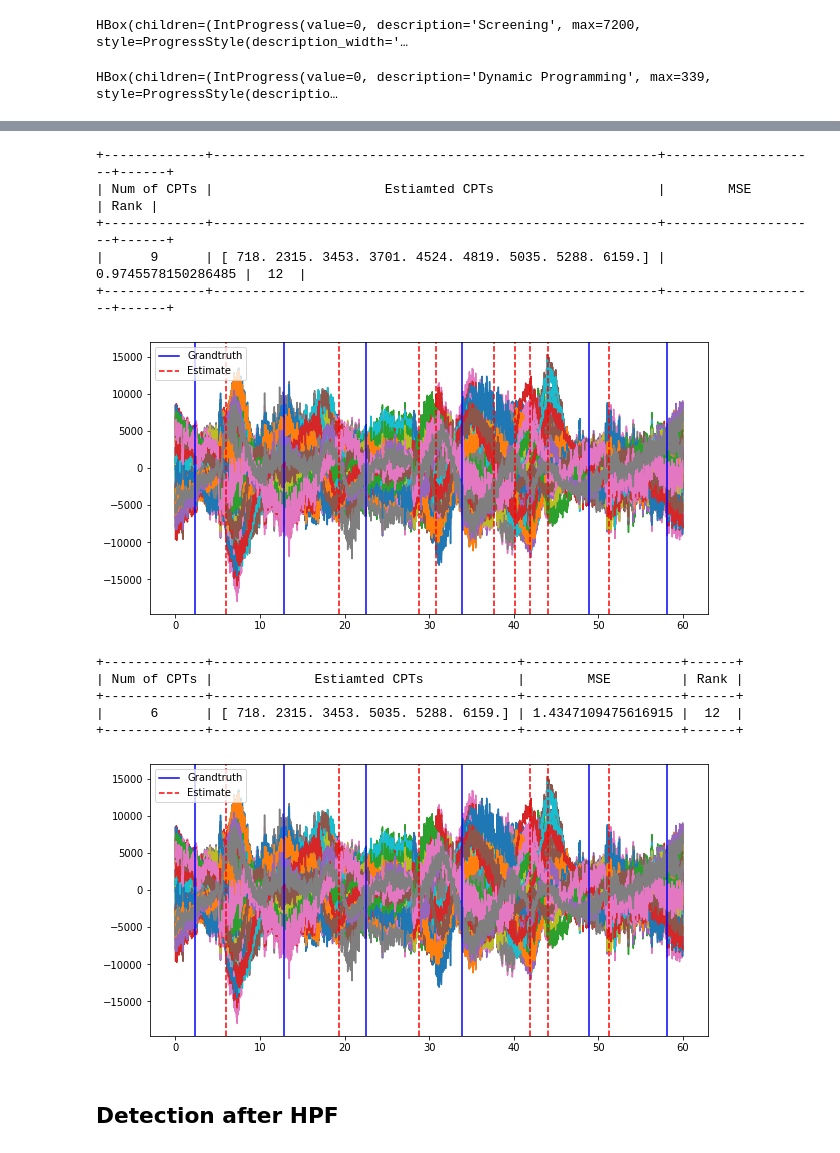
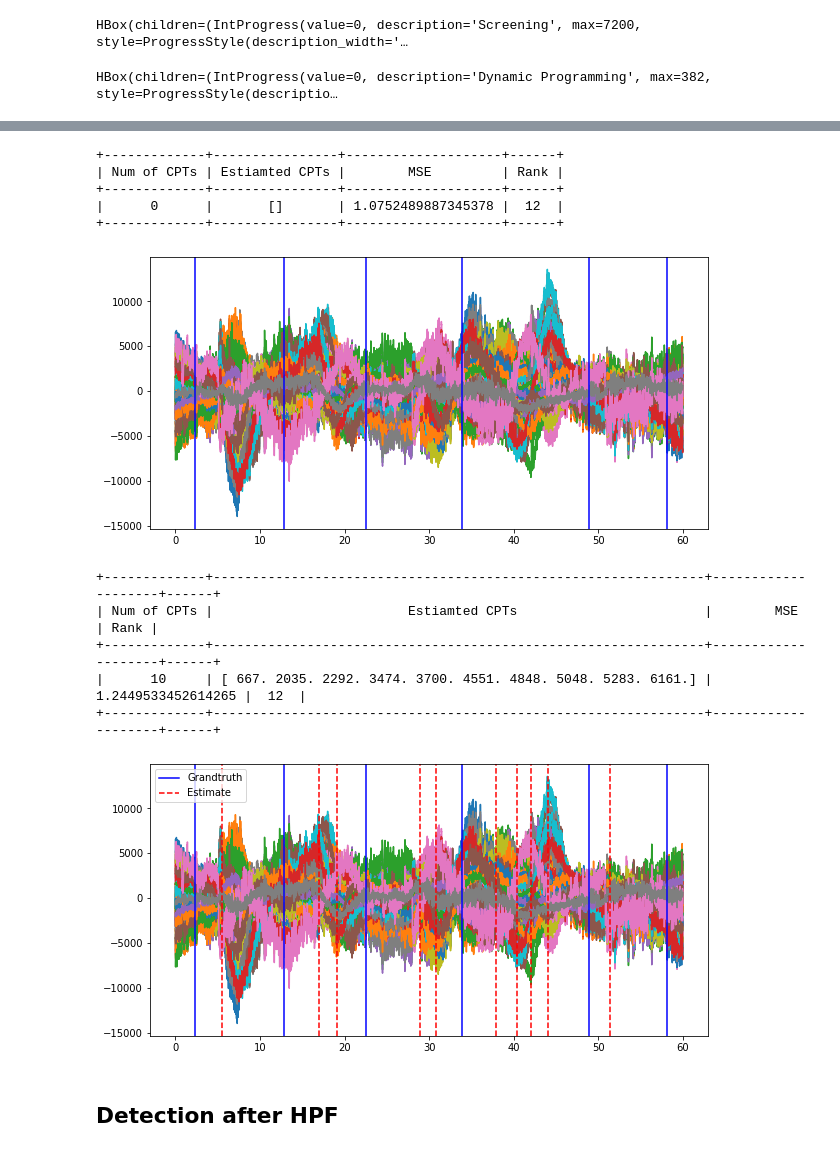
Before and after one commit to JINhuaqing/TVDN-simu, a Jupyter notebook: realdata/NMEGHPF1023P4.ipynb, the cells around one changed output, grey strips where cells are left out. Saved outputs shown, nothing was run; the diff lists cells and outputs as text; code cells hidden in the pictures.

```diff
--- a/realdata/NMEGHPF1023P4.ipynb
+++ b/realdata/NMEGHPF1023P4.ipynb
@@ -54,6 +54,6 @@ class TVDNDetect1(TVDNDetect):
 resDir = Path("../results")
 dataDir = Path("../data/newMEGdata")
 # %%
-datFil = list(dataDir.glob("*03*min.mat"))[0]
+datFil = list(dataDir.glob("*03*20.mat"))[0]
 datFil
 # %% [output]
@@ -155,7 +164,7 @@ HBox(children=(IntProgress(value=0, description='Screening', max=7200, style=Pro
 # %%
 detRaw()
 # %% [output]
-HBox(children=(IntProgress(value=0, description='Dynamic Programming', max=339, style=ProgressStyle(descriptio…
+HBox(children=(IntProgress(value=0, description='Dynamic Programming', max=382, style=ProgressStyle(descriptio…
 # %%
 kappas = np.linspace(1, 4, 1000)
 detRaw.TuningKappa(kappas)
@@ -166,23 +175,23 @@ detRaw.UpdateEcpts()
 print(detRaw)
 detRaw.PlotEcpts(GT=gtSt03.cpts)
 # %% [output]
-+-------------+---------------------------------------------------------+--------------------+------+
-| Num of CPTs |                      Estiamted CPTs                     |        MSE         | Rank |
-+-------------+---------------------------------------------------------+--------------------+------+
-|      9      | [ 718. 2315. 3453. 3701. 4524. 4819. 5035. 5288. 6159.] | 0.9745578150286485 |  12  |
-+-------------+---------------------------------------------------------+--------------------+------+
++-------------+----------------+--------------------+------+
+| Num of CPTs | Estiamted CPTs |        MSE         | Rank |
++-------------+----------------+--------------------+------+
+|      0      |       []       | 1.0752489887345378 |  12  |
++-------------+----------------+--------------------+------+
-[figure, old version]
+[figure, new version]
 # %%
-detRaw.UpdateEcpts(6)
+detRaw.UpdateEcpts(10)
 print(detRaw)
 detRaw.PlotEcpts(GT=gtSt03.cpts)
 # %% [output]
-+-------------+---------------------------------------+--------------------+------+
-| Num of CPTs |             Estiamted CPTs            |        MSE         | Rank |
-+-------------+---------------------------------------+--------------------+------+
-|      6      | [ 718. 2315. 3453. 5035. 5288. 6159.] | 1.4347109475616915 |  12  |
-+-------------+---------------------------------------+--------------------+------+
++-------------+---------------------------------------------------------------+--------------------+------+
+| Num of CPTs |                         Estiamted CPTs                        |        MSE         | Rank |
++-------------+---------------------------------------------------------------+--------------------+------+
+|      10     | [ 667. 2035. 2292. 3474. 3700. 4551. 4848. 5048. 5283. 6161.] | 1.2449533452614265 |  12  |
++-------------+---------------------------------------------------------------+--------------------+------+
-[figure, old version]
+[figure, new version]
 # %% [markdown]
 ## Detection after HPF
 # %% [markdown]
```
Also changed, not shown: parts of 5 cells of this notebook, 4 other files.
